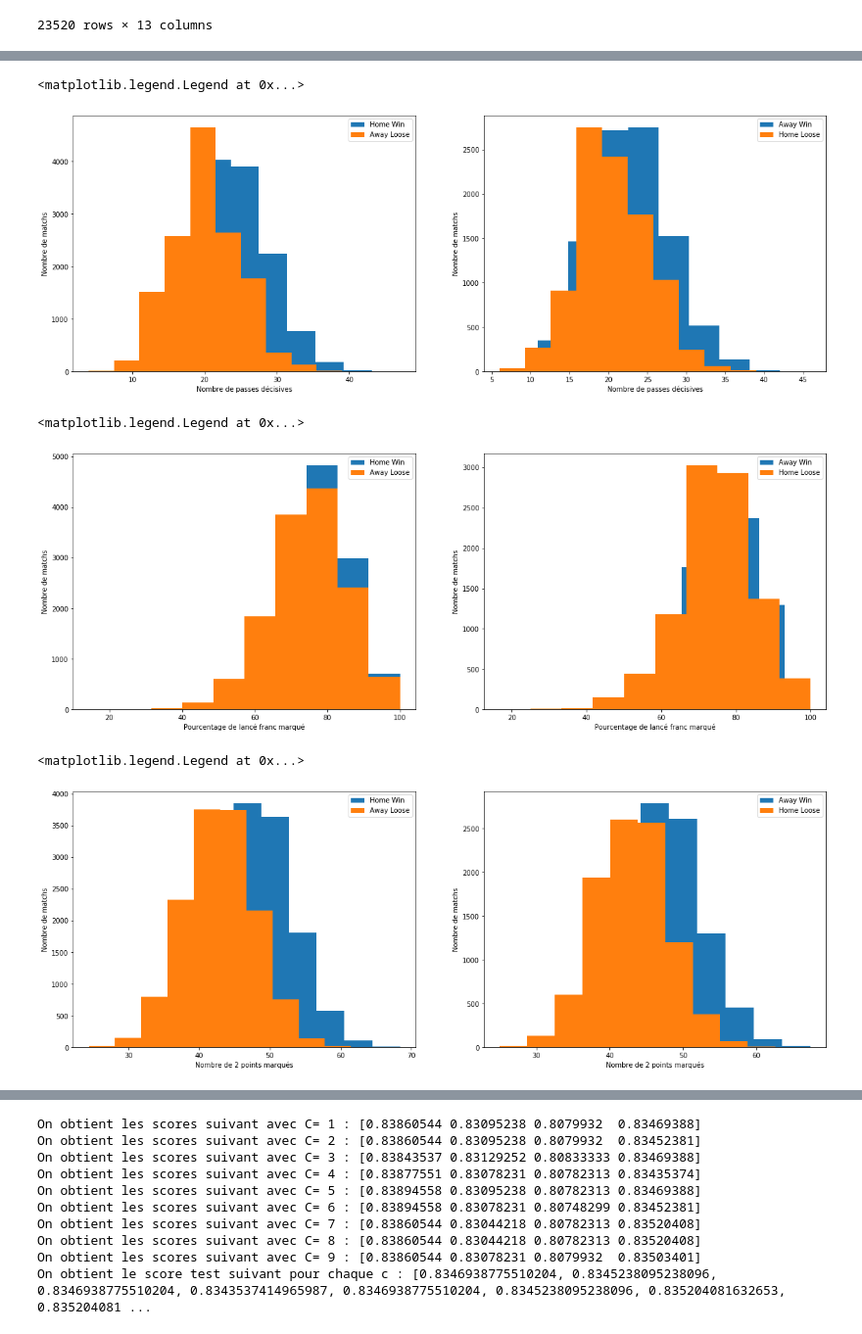
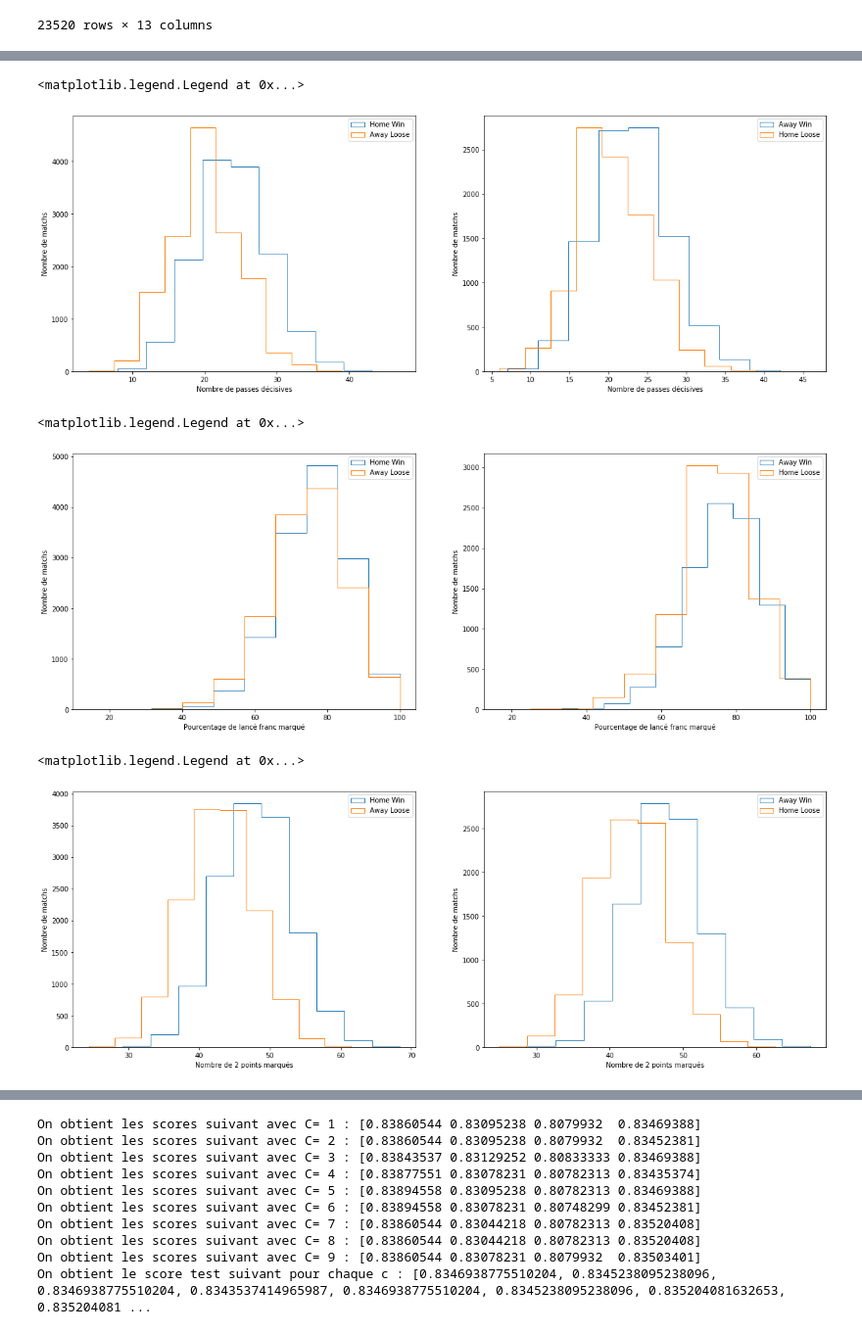
Before and after one commit to atn99/Projet_AA, a Jupyter notebook: Projet NBA.ipynb, the cells around one changed output, grey strips where cells are left out. Shown: that part at 98% size. Cells and saved outputs as stored; diff of their text form; code cells hidden in the pictures.

```diff
--- a/Projet NBA.ipynb
+++ b/Projet NBA.ipynb
@@ -135,8 +135,8 @@ fig = plt.figure(1, figsize=(20,7))
 plt.subplot(1,2,1)
 plt.xlabel('Nombre de passes décisives')
 plt.ylabel('Nombre de matchs')
-plt.hist(assistHWin, label='Home Win')
-plt.hist(assistALoose, label= 'Away Loose')
+plt.hist(assistHWin, histtype='step', label='Home Win')
+plt.hist(assistALoose,histtype='step', label= 'Away Loose')
 plt.legend()
 #On remarque quand home gagne les matchs, elle a fait plus de passes décisives
 
@@ -144,14 +144,14 @@ plt.legend()
 plt.subplot(1,2,2)
 plt.xlabel('Nombre de passes décisives')
 plt.ylabel('Nombre de matchs')
-plt.hist(assistAWin, label='Away Win')
-plt.hist(assistHLoose, label= 'Home Loose')
+plt.hist(assistAWin, histtype='step', label='Away Win')
+plt.hist(assistHLoose, histtype='step', label= 'Home Loose')
 plt.legend()
 
 #Quand away loose son nombre moyen de passes décisives par match est plus bas
 # %% [output]
 <matplotlib.legend.Legend at 0x...>
-[figure, old version]
+[figure, new version]
 # %%
 fig = plt.figure(1, figsize=(20,7))
 
@@ -159,8 +159,8 @@ fig = plt.figure(1, figsize=(20,7))
 plt.subplot(1,2,1)
 plt.xlabel('Pourcentage de lancé franc marqué')
 plt.ylabel('Nombre de matchs')
-plt.hist(freeThrowHWin, label='Home Win')
-plt.hist(freeThrowALoose, label= 'Away Loose')
+plt.hist(freeThrowHWin, histtype='step', label='Home Win')
+plt.hist(freeThrowALoose, histtype='step', label= 'Away Loose')
 plt.legend()
 #On remarque quand home gagne les matchs, elle a fait plus de passes décisives
 
@@ -168,35 +168,35 @@ plt.legend()
 plt.subplot(1,2,2)
 plt.xlabel('Pourcentage de lancé franc marqué')
 plt.ylabel('Nombre de matchs')
-plt.hist(freeThrowAWin, label='Away Win')
-plt.hist(freeThrowHLoose, label= 'Home Loose')
+plt.hist(freeThrowAWin, histtype='step', label='Away Win')
+plt.hist(freeThrowHLoose, histtype='step', label= 'Home Loose')
 plt.legend()
 
 #On voit que le nombre de lancé franc n'est pas très représentatif
 # %% [output]
 <matplotlib.legend.Legend at 0x...>
-[figure, old version]
+[figure, new version]
 # %%
 fig = plt.figure(1, figsize=(20,7))
 #home
 plt.subplot(1,2,1)
 plt.xlabel('Nombre de 2 points marqués')
 plt.ylabel('Nombre de matchs')
-plt.hist(fieldGoalHWin, label='Home Win')
-plt.hist(fieldGoalALoose, label= 'Away Loose')
+plt.hist(fieldGoalHWin, histtype='step', label='Home Win')
+plt.hist(fieldGoalALoose, histtype='step', label= 'Away Loose')
 plt.legend()
 #On remarque que quand home fait des rebonds elle gagne plus souvent et plus le nombre de rebond est élevé plus elle gagne
 
 #away
 plt.subplot(1,2,2)
 plt.xlabel('Nombre de 2 points marqués')
 plt.ylabel('Nombre de matchs')
-plt.hist(fieldGoalAWin, label='Away Win')
-plt.hist(fieldGoalHLoose, label = 'Home Loose')
+plt.hist(fieldGoalAWin, histtype='step', label='Away Win')
+plt.hist(fieldGoalHLoose, histtype='step', label = 'Home Loose')
 plt.legend()
 # %% [output]
 <matplotlib.legend.Legend at 0x...>
-[figure, old version]
+[figure, new version]
 # %%
 fig = plt.figure(1, figsize=(20,7))
 #home
```
Also changed, not shown: parts of 16 cells of this notebook, 1 other file.
